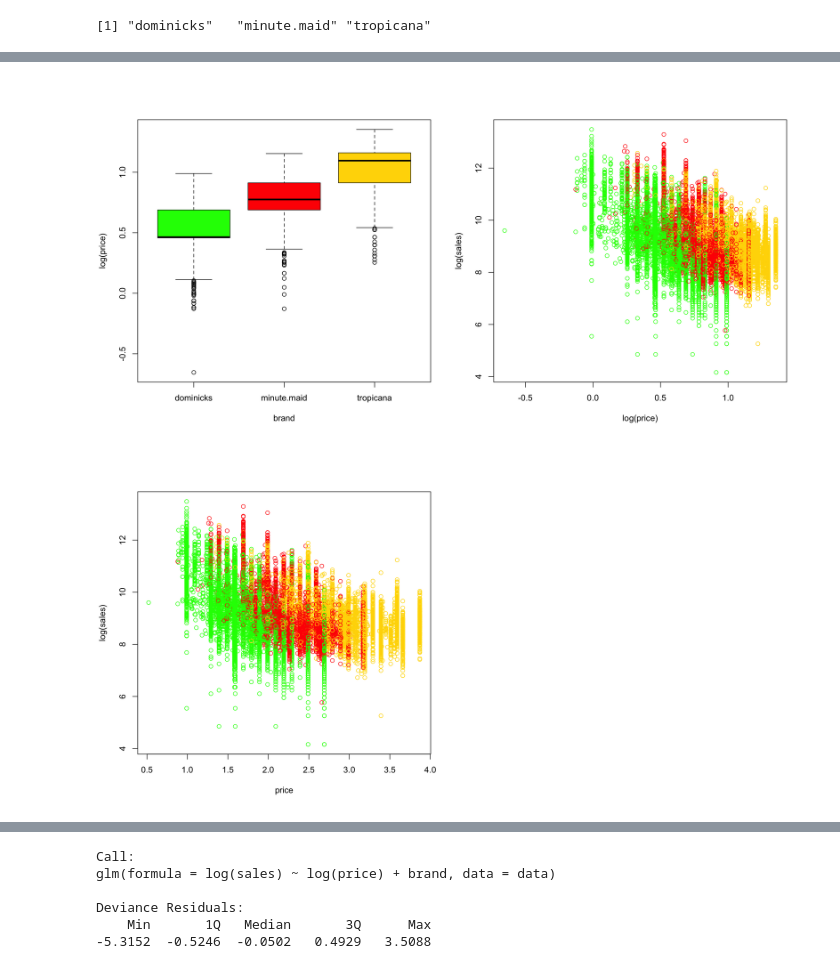
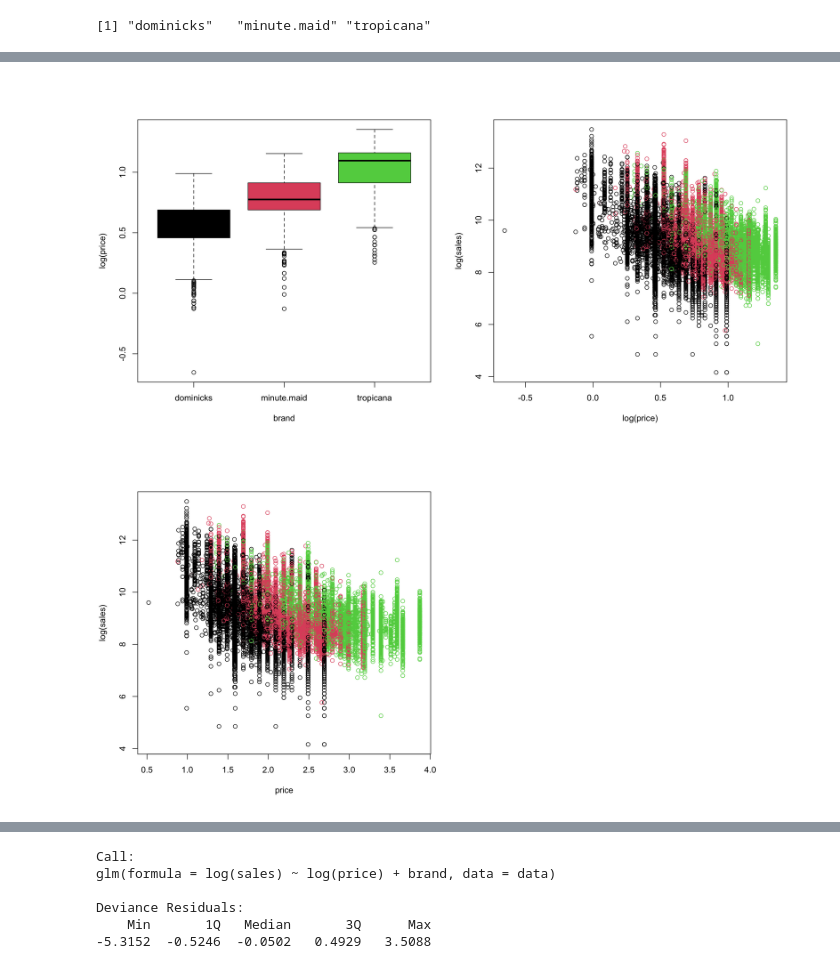
Before and after one commit to mkudija/taddy-business-data-science, a Jupyter notebook: 02-regression/01-linear-regression.ipynb, the cells around one changed output, grey strips where cells are left out. Saved outputs shown, nothing was run; the diff lists cells and outputs as text; code cells hidden in the pictures.

```diff
--- a/02-regression/01-linear-regression.ipynb
+++ b/02-regression/01-linear-regression.ipynb
@@ -72,12 +63,12 @@ summary(data)
  3rd Qu.: 17408   3rd Qu.:2.730                      3rd Qu.:0.0000
  Max.   :716416   Max.   :3.870                      Max.   :1.0000
 # %%
-brandcol <- c("green","red","gold")
+colors <- palette() # brandcol <- c("green","red","gold")
 par(mfrow=c(1,2))
-plot(log(price) ~ brand, data=data, col=brandcol)
-plot(log(sales) ~ log(price), data=data, col=brandcol[data$brand])
-plot(log(sales) ~ price, data=data, col=brandcol[data$brand])
+plot(log(price) ~ brand, data=data, col=colors)
+plot(log(sales) ~ log(price), data=data, col=colors[data$brand])
+plot(log(sales) ~ price, data=data, col=colors[data$brand])
 #cool how you can do multiple plots in a cell
 # %% [output]
-[figure, old version]
+[figure, new version]
-[figure, old version]
+[figure, new version]
```
Also changed, not shown: parts of 24 cells of this notebook.
